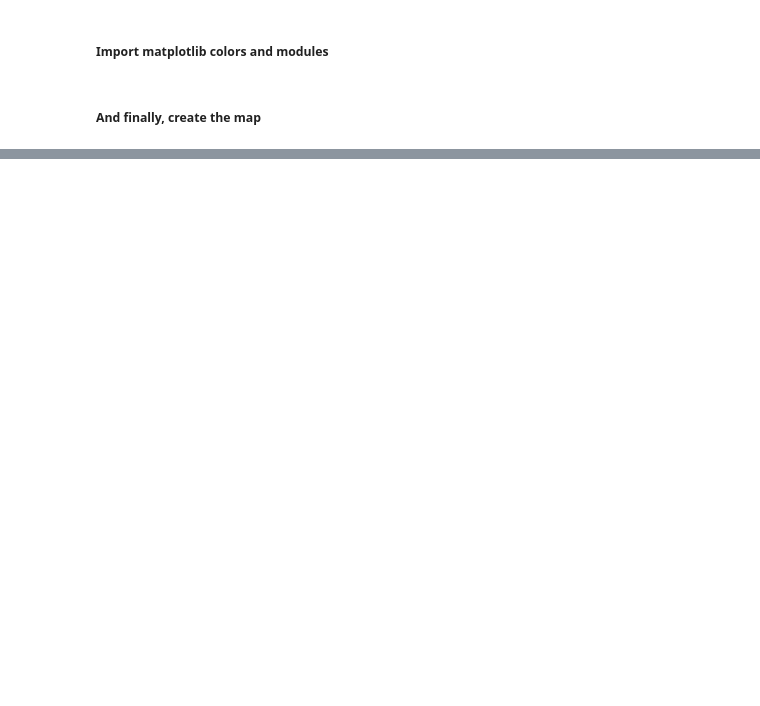
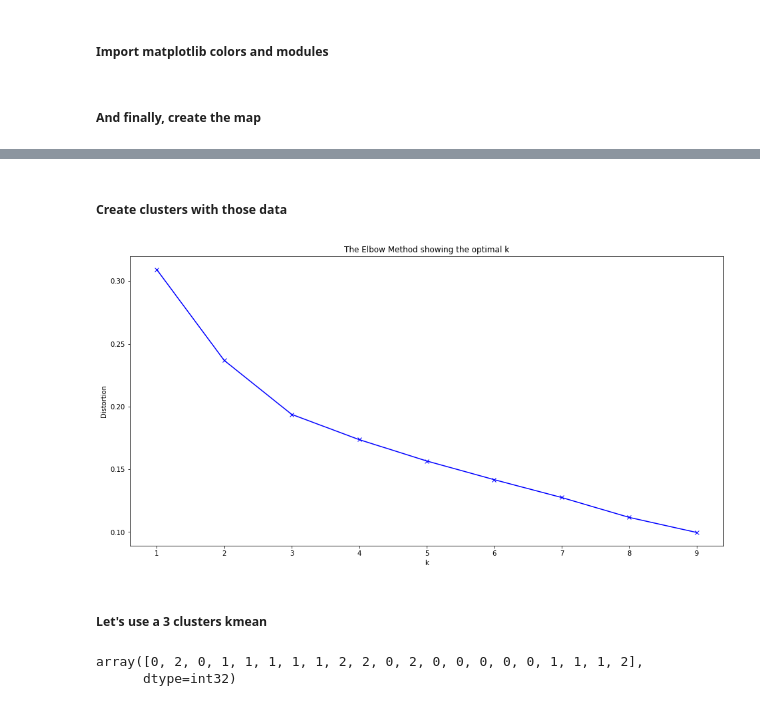
Before and after one commit to TheTibar/Coursera_Capstone, a Jupyter notebook: Capstone Notebook.ipynb, the cells around one changed output, grey strips where cells are left out. Saved outputs shown, nothing was run; the diff lists cells and outputs as text; code cells hidden in the pictures; blank space fills up the shorter version.

```diff
--- a/Capstone Notebook.ipynb
+++ b/Capstone Notebook.ipynb
@@ -525,0 +587,2 @@ Toronto, Ontario  OK
+# %%
+paris_neighborhoods_source = paris_neighborhoods_source.head(20)
@@ -525,0 +802,12 @@ Toronto, Ontario  OK
+# %%
+# one hot encoding
+lille_paris_onehot = pd.get_dummies(lille_paris_venues[['VenueCategory']], prefix="", prefix_sep="")
+
+# add neighborhood column back to dataframe
+lille_paris_onehot['PostalCode'] = lille_paris_venues['PostalCode']
+
+# move neighborhood column to the first column
+fixed_columns = [lille_paris_onehot.columns[-1]] + list(lille_paris_onehot.columns[:-1])
+lille_paris_onehot = lille_paris_onehot[fixed_columns]
+
+lille_paris_onehot.head()
@@ -525,0 +830,3 @@ Toronto, Ontario  OK
+# %%
+lille_paris_grouped = lille_paris_onehot.groupby('PostalCode').mean().reset_index()
+lille_paris_grouped
@@ -525,0 +903,3 @@ Toronto, Ontario  OK
+# %%
+lille_paris_grouped_clustering = lille_paris_grouped.drop('PostalCode', 1)
+lille_paris_grouped_clustering
@@ -525,0 +925,29 @@ Toronto, Ontario  OK
+# %% [markdown]
+##### Create clusters with those data
+# %%
+# run k-means clustering
+distortions = []
+K = range(1,10)
+
+for kclusters in K:
+    kmeans = KMeans(n_clusters=kclusters, random_state=0, init='k-means++').fit(lille_paris_grouped_clustering)
+    distortions.append(kmeans.inertia_)
+
+plt.figure(figsize=(16,8))
+plt.plot(K, distortions, 'bx-')
+plt.xlabel('k')
+plt.ylabel('Distortion')
+plt.title('The Elbow Method showing the optimal k')
+plt.show()
+# %% [output]
+[figure, added]
+# %% [markdown]
+##### Let's use a 3 clusters kmean
+# %%
+kclusters = 3
+kmeans = KMeans(n_clusters=kclusters, random_state=0, init='k-means++').fit(lille_paris_grouped_clustering)
+
+kmeans.labels_
+# %% [output]
+array([0, 2, 0, 1, 1, 1, 1, 1, 2, 2, 0, 2, 0, 0, 0, 0, 0, 1, 1, 1, 2],
+      dtype=int32)
```
Also changed, not shown: parts of 60 cells of this notebook.
